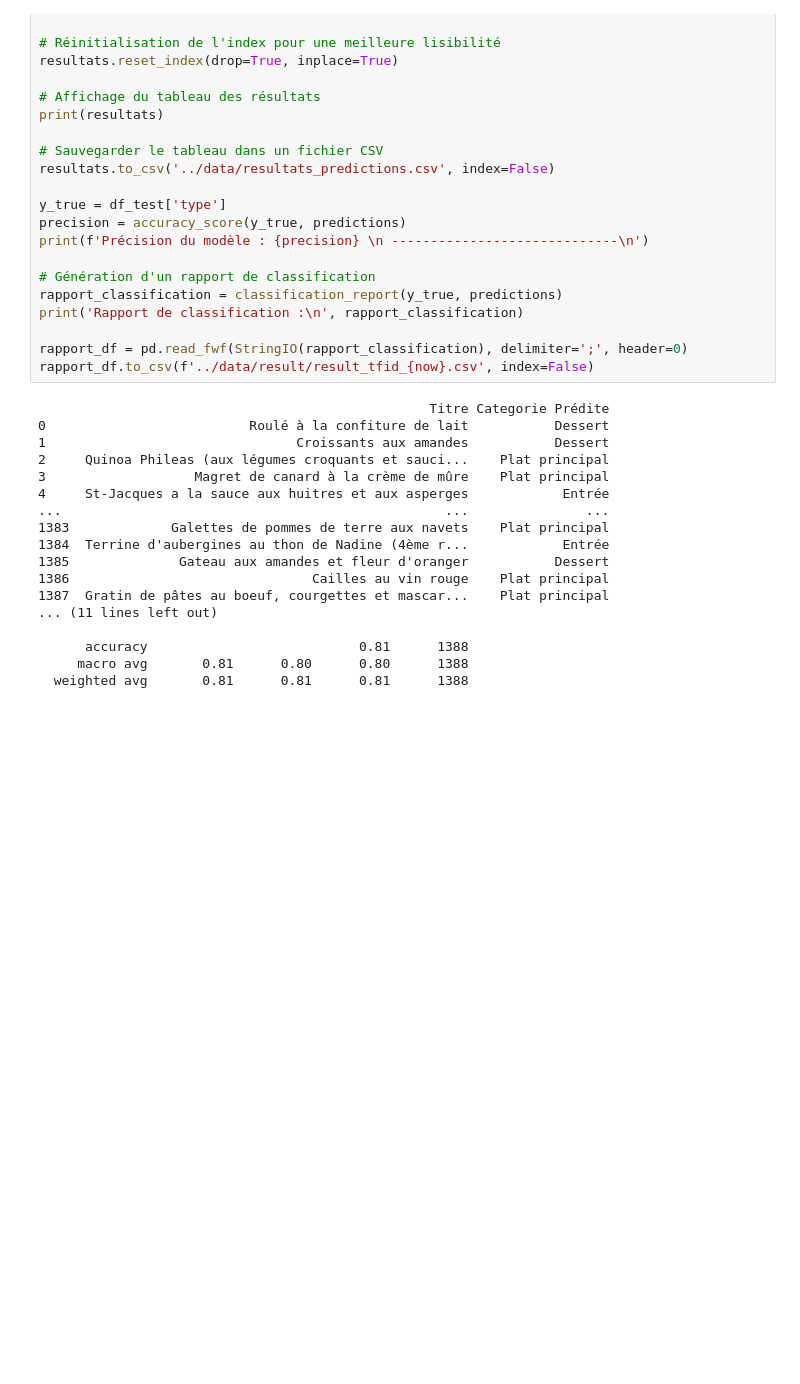
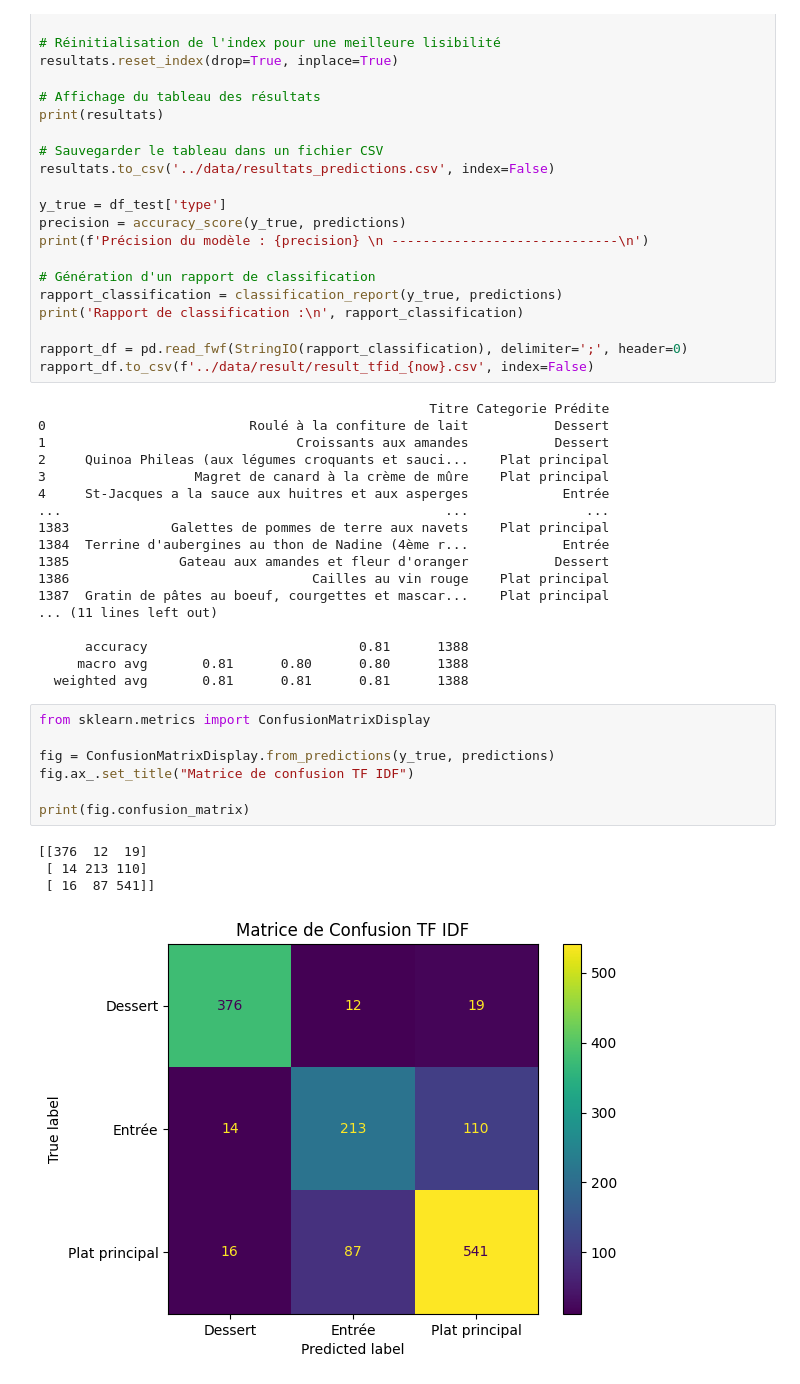
Before and after one commit to GTerLeon/ProjetIntroTAL, a Jupyter notebook: src/TFid.ipynb, the cells around one changed output. Cells and saved outputs as stored; diff of their text form; blank space fills up the shorter version.

Commit message:
addition of confusion matrix

```diff
--- a/src/TFid.ipynb
+++ b/src/TFid.ipynb
@@ -70,3 +70,15 @@ rapport_df.to_csv(f'../data/result/result_tfid_{now}.csv', index=False)
       accuracy                           0.81      1388
      macro avg       0.81      0.80      0.80      1388
   weighted avg       0.81      0.81      0.81      1388
+# %%
+from sklearn.metrics import ConfusionMatrixDisplay
+
+fig = ConfusionMatrixDisplay.from_predictions(y_true, predictions)
+fig.ax_.set_title("Matrice de confusion TF IDF")
+
+print(fig.confusion_matrix)
+# %% [output]
+[[376  12  19]
+ [ 14 213 110]
+ [ 16  87 541]]
+[figure, added]
```
Also changed, not shown: 2 other files.
